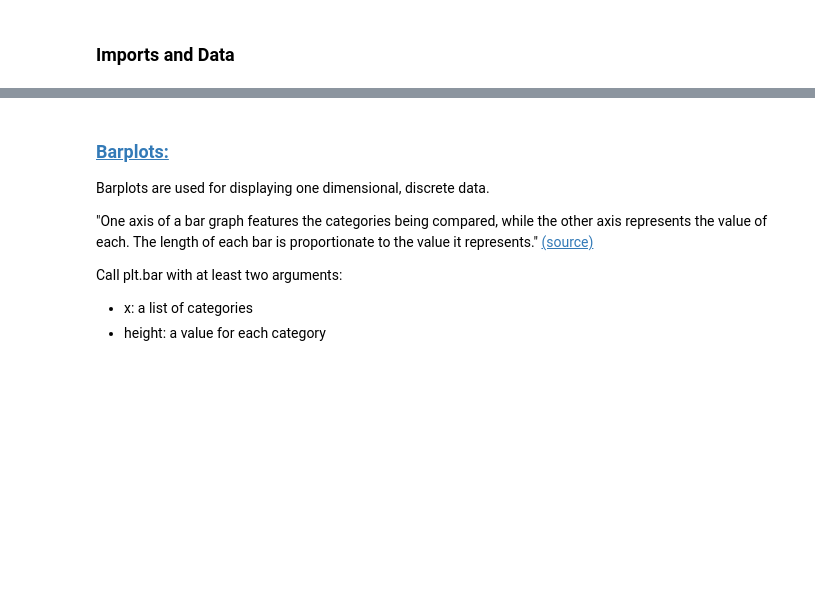
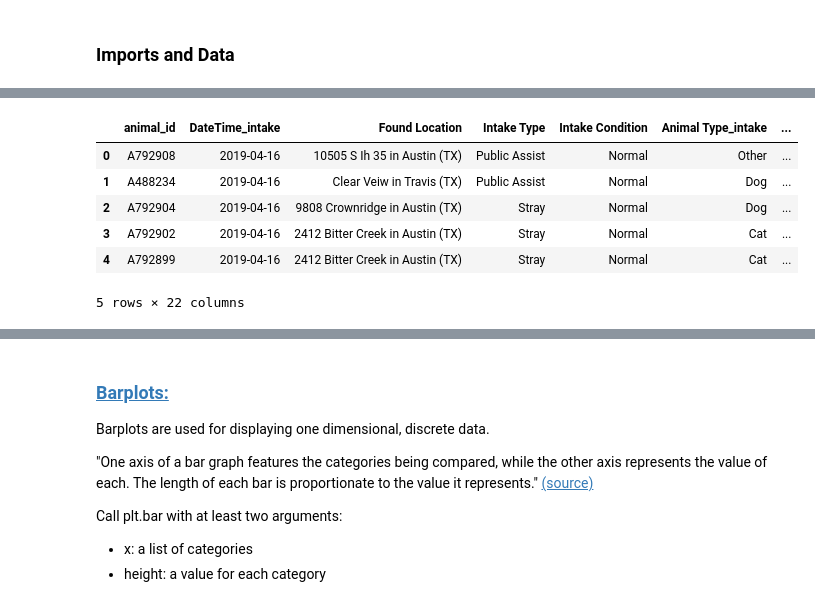
Before and after one commit to lindseyberlin/data-visualizations-matplotlib-seaborn_HTX-DS-111819, a Jupyter notebook: Code-Along_Matplotlib-and-Seaborn.ipynb, the cells around one changed output, grey strips where cells are left out. Saved outputs shown, nothing was run; the diff lists cells and outputs as text; code cells hidden in the pictures; blank space fills up the shorter version.

```diff
--- a/Code-Along_Matplotlib-and-Seaborn.ipynb
+++ b/Code-Along_Matplotlib-and-Seaborn.ipynb
@@ -27,4 +35,13 @@
 # %%
 # Examining our csv
+df.head()
+# %% [output]
+|  | animal_id | DateTime_intake | Found Location | Intake Type | Intake Condition | Animal Type_intake | ... |
+| 0 | A792908 | 2019-04-16 | 10505 S Ih 35 in Austin (TX) | Public Assist | Normal | Other | ... |
+| 1 | A488234 | 2019-04-16 | Clear Veiw in Travis (TX) | Public Assist | Normal | Dog | ... |
+| 2 | A792904 | 2019-04-16 | 9808 Crownridge in Austin (TX) | Stray | Normal | Dog | ... |
+| 3 | A792902 | 2019-04-16 | 2412 Bitter Creek in Austin (TX) | Stray | Normal | Cat | ... |
+| 4 | A792899 | 2019-04-16 | 2412 Bitter Creek in Austin (TX) | Stray | Normal | Cat | ... |
+5 rows × 22 columns
 # %%
 # More ways of examining our csv
```
Also changed, not shown: parts of 15 cells of this notebook, 7 other files.
